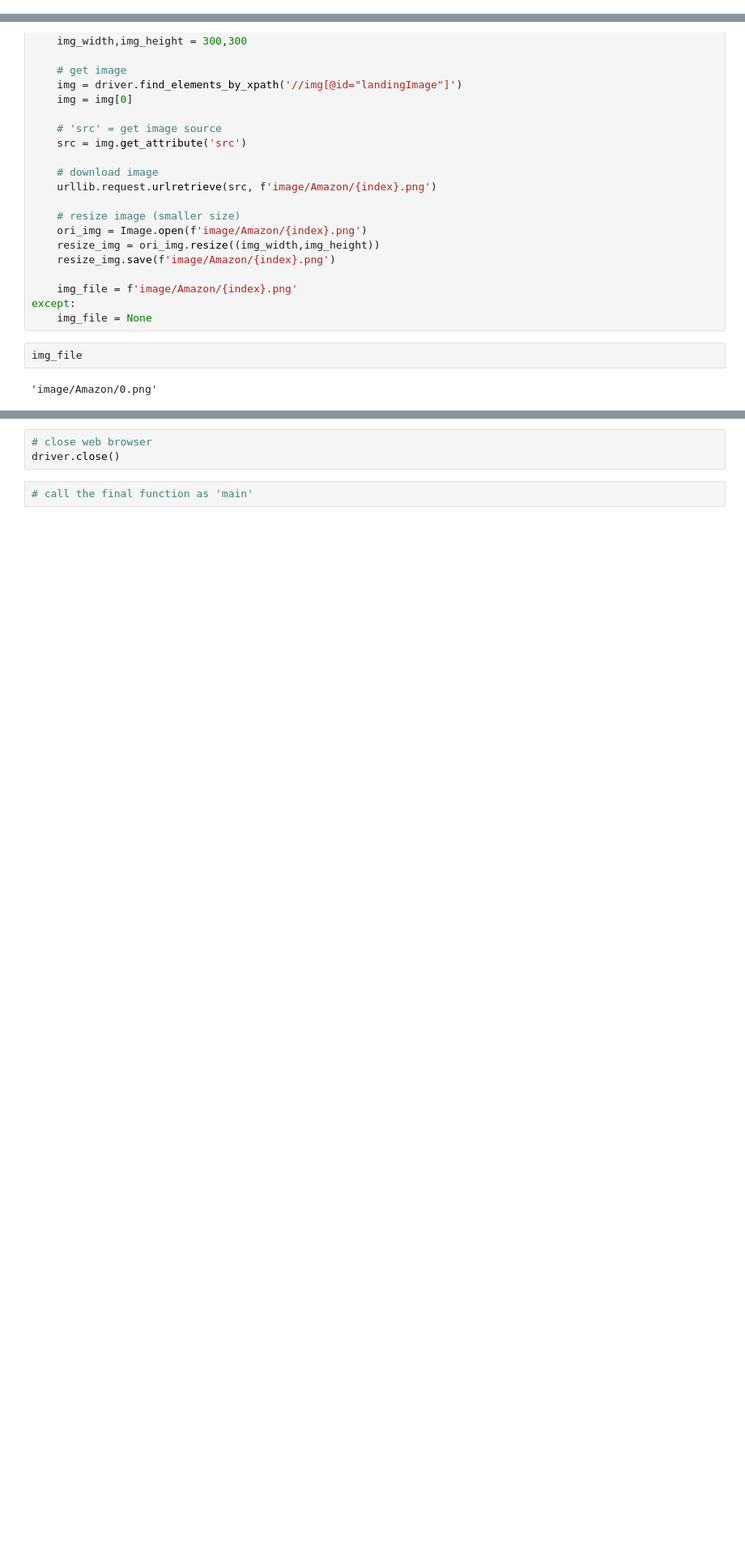
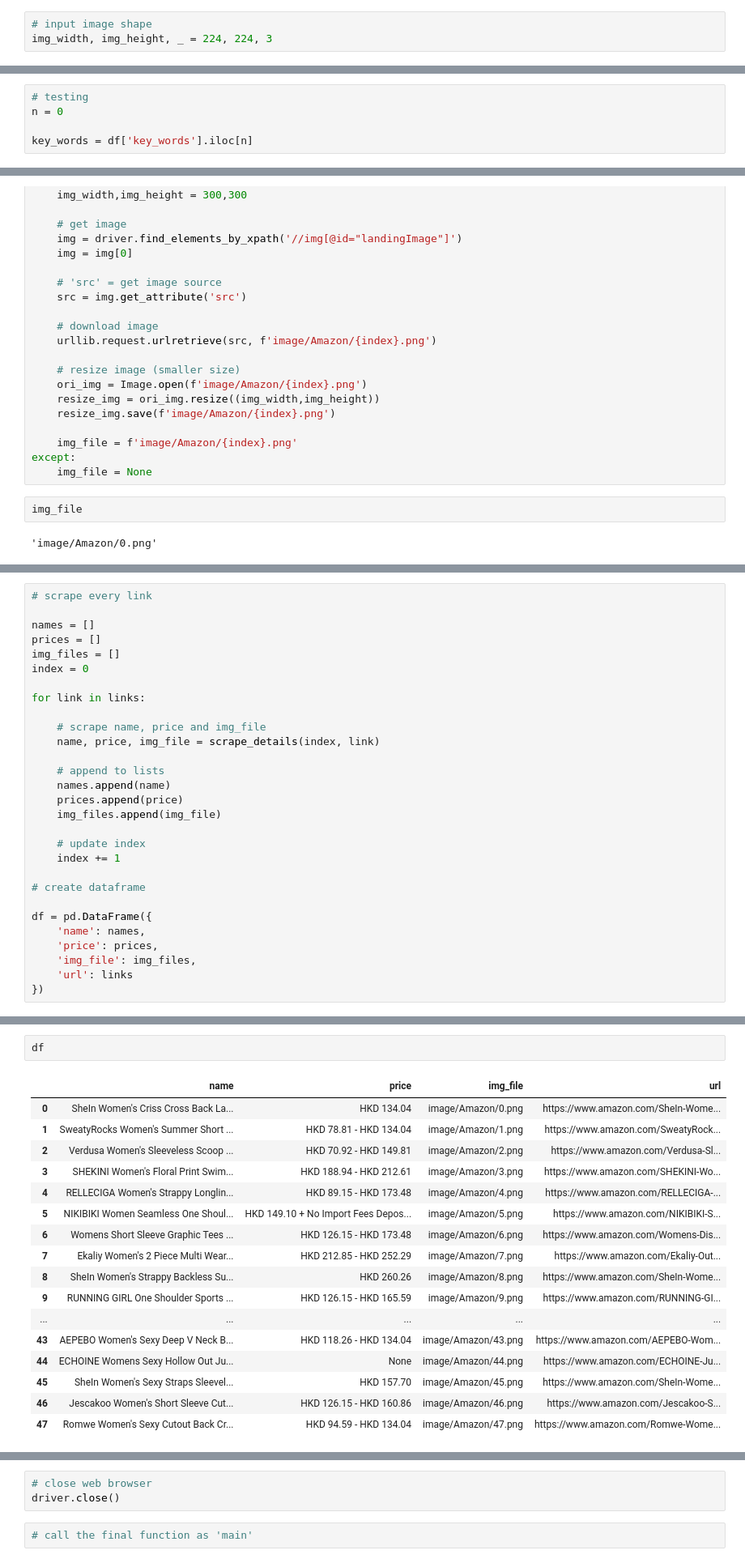
Before and after one commit to yatfungleung/amazon-fashion-recommendation, a Jupyter notebook: 3_modeling.ipynb, the cells around one changed output, grey strips where cells are left out. Shown: that part at 81% size. Drawn from its saved outputs; the diff is of its cells as text; blank space fills up the shorter version.

```diff
--- a/3_modeling.ipynb
+++ b/3_modeling.ipynb
@@ -36,3 +43,6 @@ def configure_driver():
+# %%
+# input image shape
+img_width, img_height, _ = 224, 224, 3
 # %%
 # load data
 df = pd.read_csv('data/activewear.csv')
@@ -129,0 +165,5 @@ key_words
+# %%
+# testing
+n = 0
+
+key_words = df['key_words'].iloc[n]
@@ -242,0 +340,29 @@ img_file
+# %%
+# scrape every link
+
+names = []
+prices = []
+img_files = []
+index = 0
+
+for link in links:
+
+    # scrape name, price and img_file
+    name, price, img_file = scrape_details(index, link)
+
+    # append to lists
+    names.append(name)
+    prices.append(price)
+    img_files.append(img_file)
+
+    # update index
+    index += 1
+
+# create dataframe
+
+df = pd.DataFrame({
+    'name': names,
+    'price': prices,
+    'img_file': img_files,
+    'url': links
+})
@@ -242,0 +526,20 @@ img_file
+# %%
+df
+# %% [output]
+|  | name | price | img_file | url |
+| 0 | SheIn Women's Criss Cross Back La... | HKD 134.04 | image/Amazon/0.png | https://www.amazon.com/SheIn-Wome... |
+| 1 | SweatyRocks Women's Summer Short ... | HKD 78.81 - HKD 134.04 | image/Amazon/1.png | https://www.amazon.com/SweatyRock... |
+| 2 | Verdusa Women's Sleeveless Scoop ... | HKD 70.92 - HKD 149.81 | image/Amazon/2.png | https://www.amazon.com/Verdusa-Sl... |
+| 3 | SHEKINI Women's Floral Print Swim... | HKD 188.94 - HKD 212.61 | image/Amazon/3.png | https://www.amazon.com/SHEKINI-Wo... |
+| 4 | RELLECIGA Women's Strappy Longlin... | HKD 89.15 - HKD 173.48 | image/Amazon/4.png | https://www.amazon.com/RELLECIGA-... |
+| 5 | NIKIBIKI Women Seamless One Shoul... | HKD 149.10 + No Import Fees Depos... | image/Amazon/5.png | https://www.amazon.com/NIKIBIKI-S... |
+| 6 | Womens Short Sleeve Graphic Tees ... | HKD 126.15 - HKD 173.48 | image/Amazon/6.png | https://www.amazon.com/Womens-Dis... |
+| 7 | Ekaliy Women's 2 Piece Multi Wear... | HKD 212.85 - HKD 252.29 | image/Amazon/7.png | https://www.amazon.com/Ekaliy-Out... |
+| 8 | SheIn Women's Strappy Backless Su... | HKD 260.26 | image/Amazon/8.png | https://www.amazon.com/SheIn-Wome... |
+| 9 | RUNNING GIRL One Shoulder Sports ... | HKD 126.15 - HKD 165.59 | image/Amazon/9.png | https://www.amazon.com/RUNNING-GI... |
+| ... | ... | ... | ... | ... |
+| 43 | AEPEBO Women's Sexy Deep V Neck B... | HKD 118.26 - HKD 134.04 | image/Amazon/43.png | https://www.amazon.com/AEPEBO-Wom... |
+| 44 | ECHOINE Womens Sexy Hollow Out Ju... | None | image/Amazon/44.png | https://www.amazon.com/ECHOINE-Ju... |
+| 45 | SheIn Women's Sexy Straps Sleevel... | HKD 157.70 | image/Amazon/45.png | https://www.amazon.com/SheIn-Wome... |
+| 46 | Jescakoo Women's Short Sleeve Cut... | HKD 126.15 - HKD 160.86 | image/Amazon/46.png | https://www.amazon.com/Jescakoo-S... |
+| 47 | Romwe Women's Sexy Cutout Back Cr... | HKD 94.59 - HKD 134.04 | image/Amazon/47.png | https://www.amazon.com/Romwe-Wome... |
```
Also changed, not shown: parts of 27 cells of this notebook, 51 other files.
